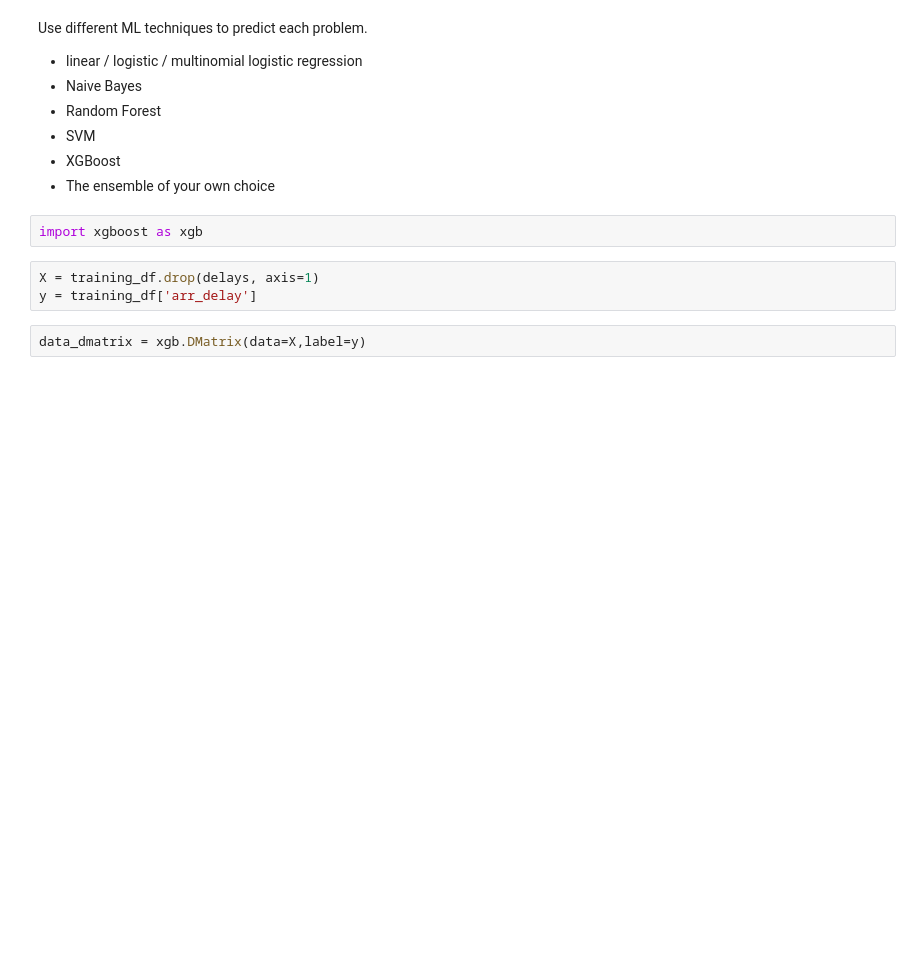
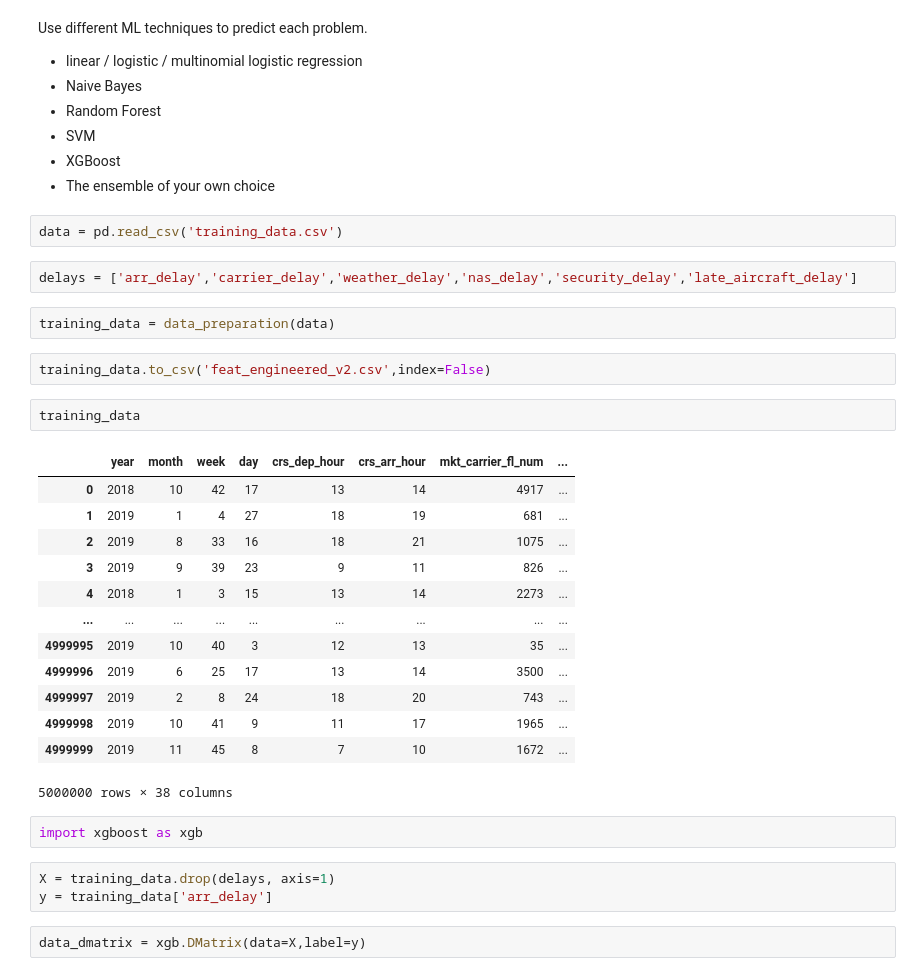
Before and after one commit to albina-m/LHL-Midterm-Flights, a Jupyter notebook: Garrett-modeling.ipynb, the cells around one changed output. Drawn from its saved outputs; the diff is of its cells as text; blank space fills up the shorter version.

```diff
--- a/Garrett-modeling.ipynb
+++ b/Garrett-modeling.ipynb
@@ -454,11 +619,35 @@ Use different ML techniques to predict each problem.
 - SVM
 - XGBoost
 - The ensemble of your own choice
+# %%
+data = pd.read_csv('training_data.csv')
+# %%
+delays = ['arr_delay','carrier_delay','weather_delay','nas_delay','security_delay','late_aircraft_delay']
+# %%
+training_data = data_preparation(data)
+# %%
+training_data.to_csv('feat_engineered_v2.csv',index=False)
+# %%
+training_data
+# %% [output]
+|  | year | month | week | day | crs_dep_hour | crs_arr_hour | mkt_carrier_fl_num | ... |
+| 0 | 2018 | 10 | 42 | 17 | 13 | 14 | 4917 | ... |
+| 1 | 2019 | 1 | 4 | 27 | 18 | 19 | 681 | ... |
+| 2 | 2019 | 8 | 33 | 16 | 18 | 21 | 1075 | ... |
+| 3 | 2019 | 9 | 39 | 23 | 9 | 11 | 826 | ... |
+| 4 | 2018 | 1 | 3 | 15 | 13 | 14 | 2273 | ... |
+| ... | ... | ... | ... | ... | ... | ... | ... | ... |
+| 4999995 | 2019 | 10 | 40 | 3 | 12 | 13 | 35 | ... |
+| 4999996 | 2019 | 6 | 25 | 17 | 13 | 14 | 3500 | ... |
+| 4999997 | 2019 | 2 | 8 | 24 | 18 | 20 | 743 | ... |
+| 4999998 | 2019 | 10 | 41 | 9 | 11 | 17 | 1965 | ... |
+| 4999999 | 2019 | 11 | 45 | 8 | 7 | 10 | 1672 | ... |
+5000000 rows × 38 columns
 # %%
 import xgboost as xgb
 # %%
-X = training_df.drop(delays, axis=1)
-y = training_df['arr_delay']
+X = training_data.drop(delays, axis=1)
+y = training_data['arr_delay']
 # %%
 data_dmatrix = xgb.DMatrix(data=X,label=y)
 # %%
```
Also changed, not shown: parts of 7 cells of this notebook, 6 other files.
